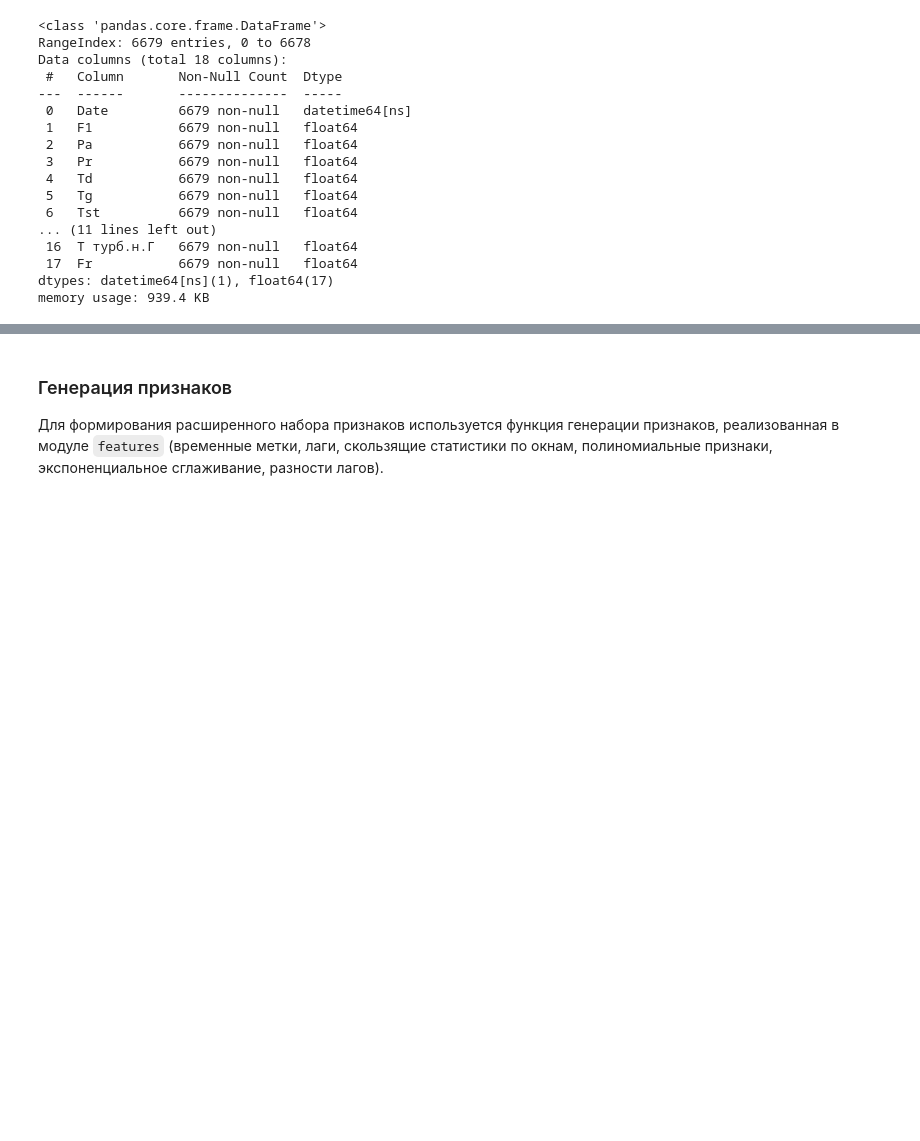
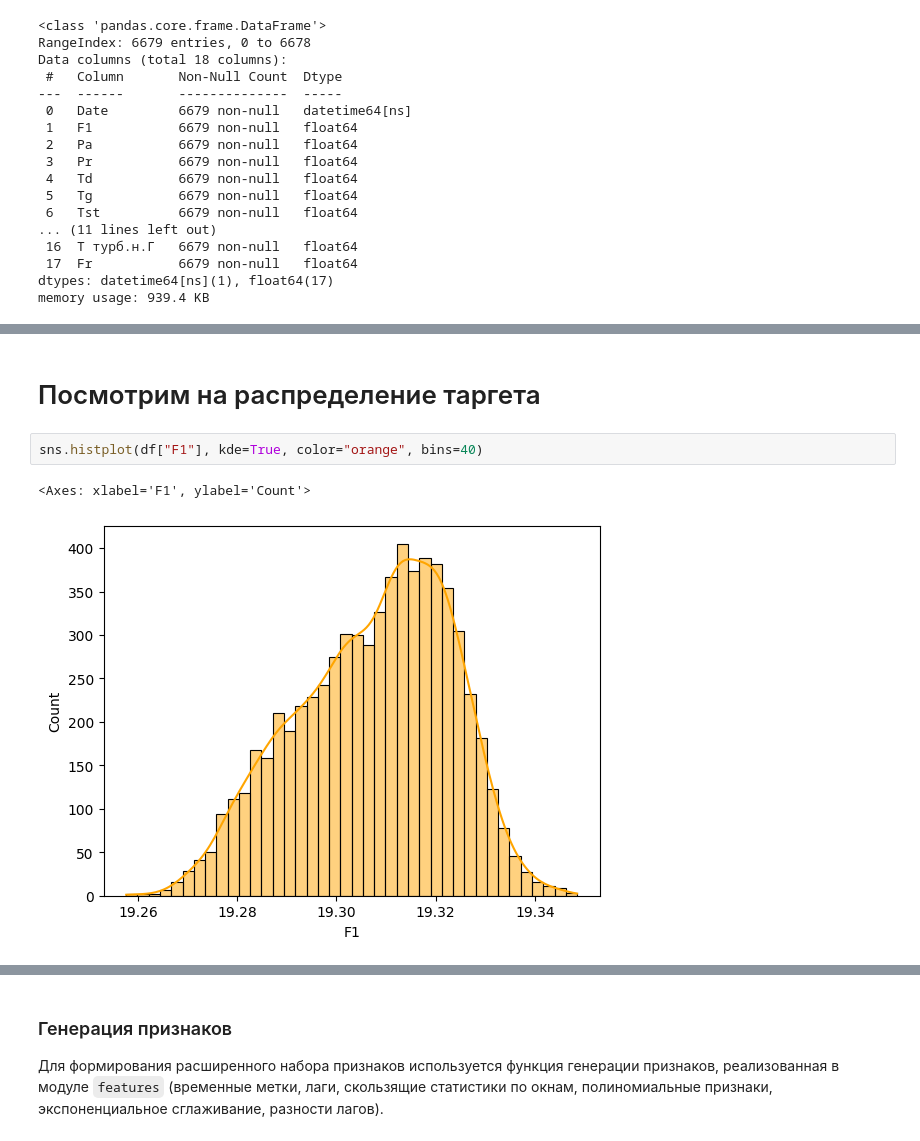
Before and after one commit to savejobar/predictive_maintenance_turbine, a Jupyter notebook: boosting_experiment.ipynb, the cells around one changed output, grey strips where cells are left out. Cells and saved outputs as stored; diff of their text form; blank space fills up the shorter version.

```diff
--- a/boosting_experiment.ipynb
+++ b/boosting_experiment.ipynb
@@ -79,0 +196,7 @@ memory usage: 939.4 KB
+# %% [markdown]
+# Посмотрим на распределение таргета
+# %%
+sns.histplot(df["F1"], kde=True, color="orange", bins=40)
+# %% [output]
+<Axes: xlabel='F1', ylabel='Count'>
+[figure, added]
```
Also changed, not shown: parts of 45 cells of this notebook, 6 other files.
